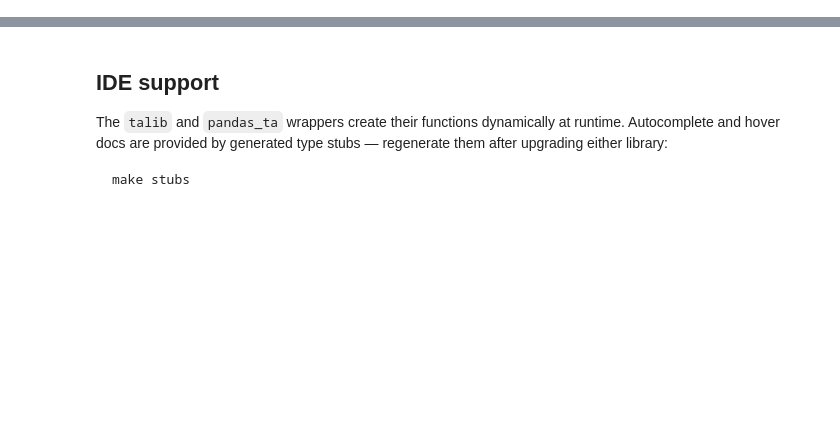
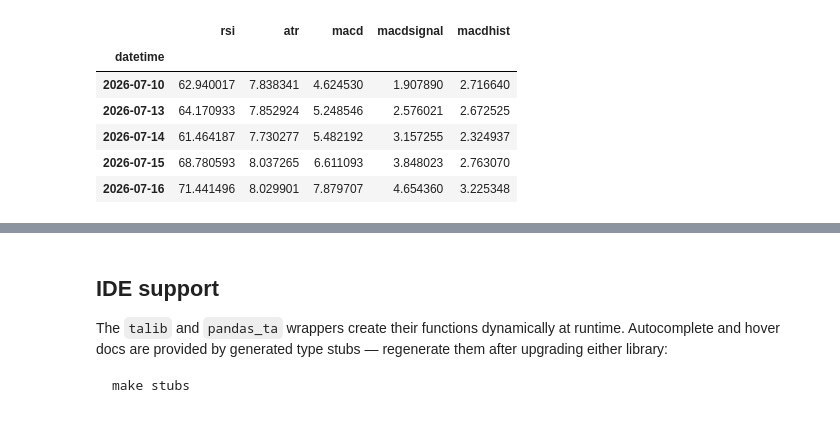
Before and after one commit to quantbert/qrt, a Jupyter notebook: docs/feat.ipynb, the cells around one changed output, grey strips where cells are left out. Drawn from its saved outputs; the diff is of its cells as text; code cells hidden in the pictures; blank space fills up the shorter version.

```diff
--- a/docs/feat.ipynb
+++ b/docs/feat.ipynb
@@ -50,0 +96,14 @@ Outputs keep pandas-ta's parameterised names (e.g. `RSI_14`, `MACD_12_26_9`).
+# %%
+rsi = q.feat.talib.RSI(aapl)
+atr = q.feat.talib.ATR(aapl, timeperiod=20)
+macd = q.feat.talib.MACD(aapl)
+
+pd.concat([rsi, atr, macd], axis=1).tail()
+# %% [output]
+|  | rsi | atr | macd | macdsignal | macdhist |
+| datetime |  |  |  |  |  |
+| 2026-07-10 | 62.940017 | 7.838341 | 4.624530 | 1.907890 | 2.716640 |
+| 2026-07-13 | 64.170933 | 7.852924 | 5.248546 | 2.576021 | 2.672525 |
+| 2026-07-14 | 61.464187 | 7.730277 | 5.482192 | 3.157255 | 2.324937 |
+| 2026-07-15 | 68.780593 | 8.037265 | 6.611093 | 3.848023 | 2.763070 |
+| 2026-07-16 | 71.441496 | 8.029901 | 7.879707 | 4.654360 | 3.225348 |
```
Also changed, not shown: parts of 15 cells of this notebook, 16 other files.
